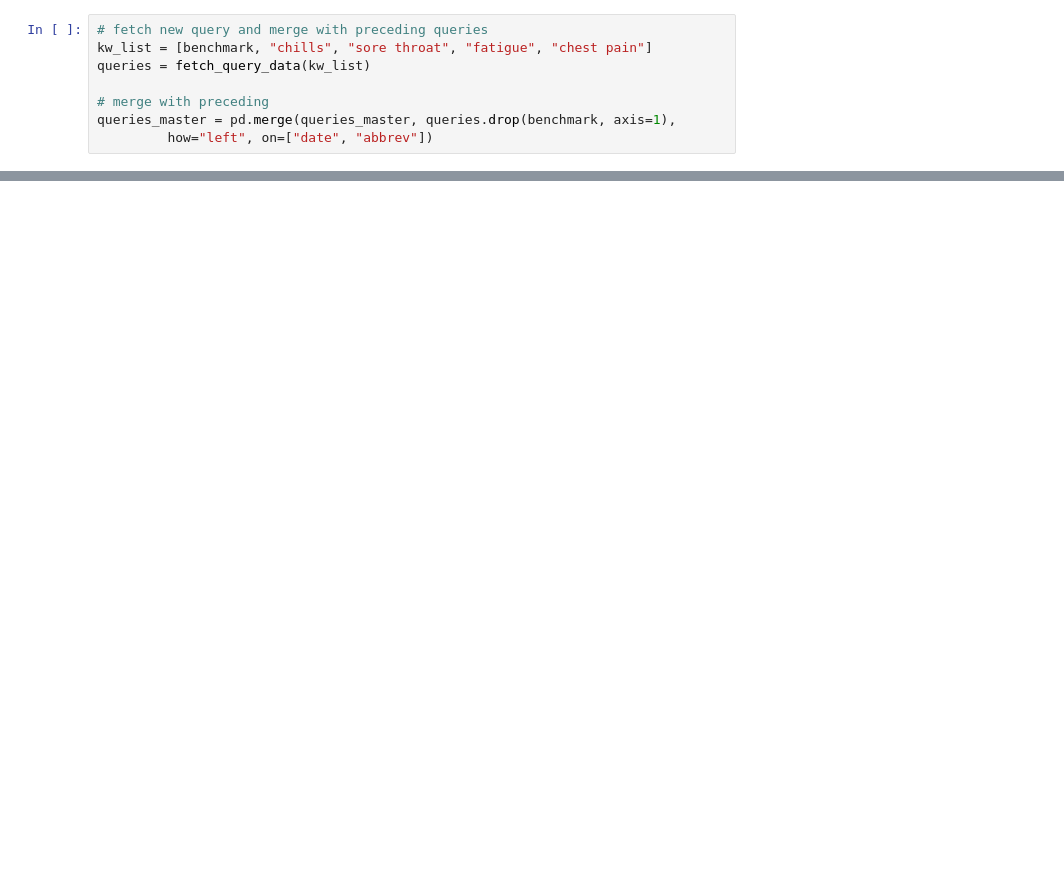
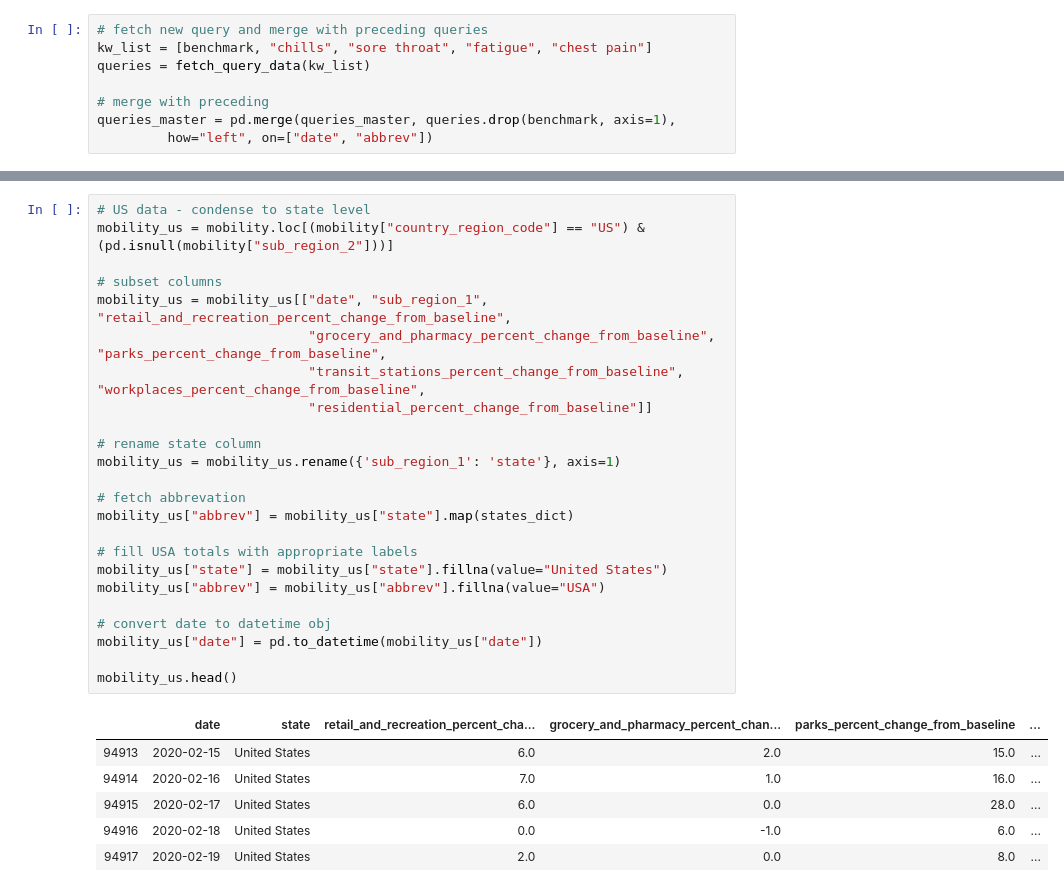
Before and after one commit to spotted-d/RNN_covid19_modeling, a Jupyter notebook: finalproject_group65.ipynb, the cells around one changed output, grey strips where cells are left out. Drawn from its saved outputs; the diff is of its cells as text; blank space fills up the shorter version.

```diff
--- a/finalproject_group65.ipynb
+++ b/finalproject_group65.ipynb
@@ -369,0 +372,31 @@ queries_master = pd.merge(queries_master, queries.drop(benchmark, axis=1),
+# %%
+# US data - condense to state level
+mobility_us = mobility.loc[(mobility["country_region_code"] == "US") & (pd.isnull(mobility["sub_region_2"]))]
+
+# subset columns
+mobility_us = mobility_us[["date", "sub_region_1", "retail_and_recreation_percent_change_from_baseline",
+                           "grocery_and_pharmacy_percent_change_from_baseline", "parks_percent_change_from_baseline",
+                           "transit_stations_percent_change_from_baseline", "workplaces_percent_change_from_baseline",
+                           "residential_percent_change_from_baseline"]]
+
+# rename state column
+mobility_us = mobility_us.rename({'sub_region_1': 'state'}, axis=1)
+
+# fetch abbrevation
+mobility_us["abbrev"] = mobility_us["state"].map(states_dict)
+
+# fill USA totals with appropriate labels
+mobility_us["state"] = mobility_us["state"].fillna(value="United States")
+mobility_us["abbrev"] = mobility_us["abbrev"].fillna(value="USA")
+
+# convert date to datetime obj
+mobility_us["date"] = pd.to_datetime(mobility_us["date"])
+
+mobility_us.head()
+# %% [output]
+|  | date | state | retail_and_recreation_percent_cha... | grocery_and_pharmacy_percent_chan... | parks_percent_change_from_baseline | ... |
+| 94913 | 2020-02-15 | United States | 6.0 | 2.0 | 15.0 | ... |
+| 94914 | 2020-02-16 | United States | 7.0 | 1.0 | 16.0 | ... |
+| 94915 | 2020-02-17 | United States | 6.0 | 0.0 | 28.0 | ... |
+| 94916 | 2020-02-18 | United States | 0.0 | -1.0 | 6.0 | ... |
+| 94917 | 2020-02-19 | United States | 2.0 | 0.0 | 8.0 | ... |
```
Also changed, not shown: parts of 16 cells of this notebook, 1 other file.
